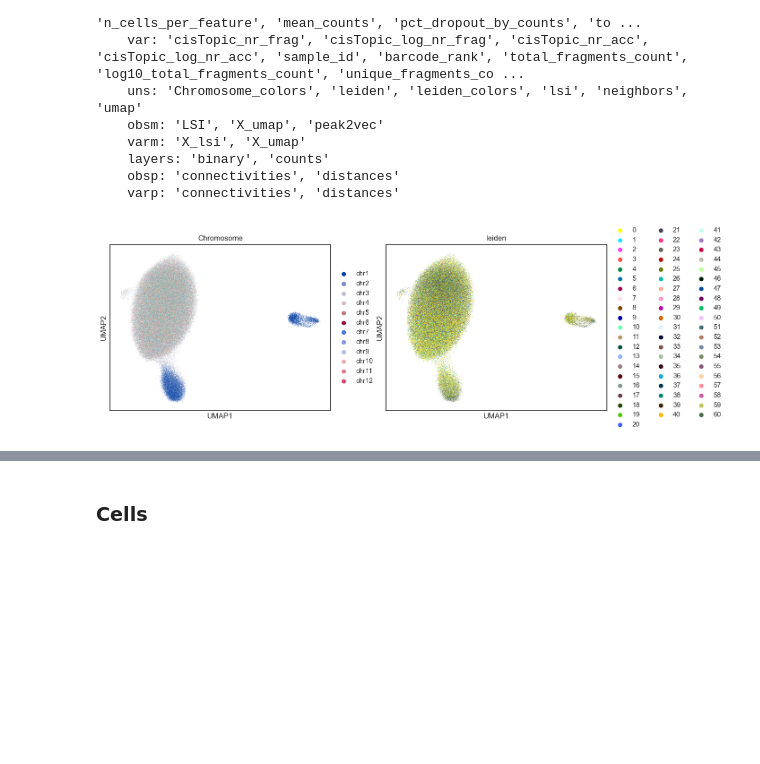
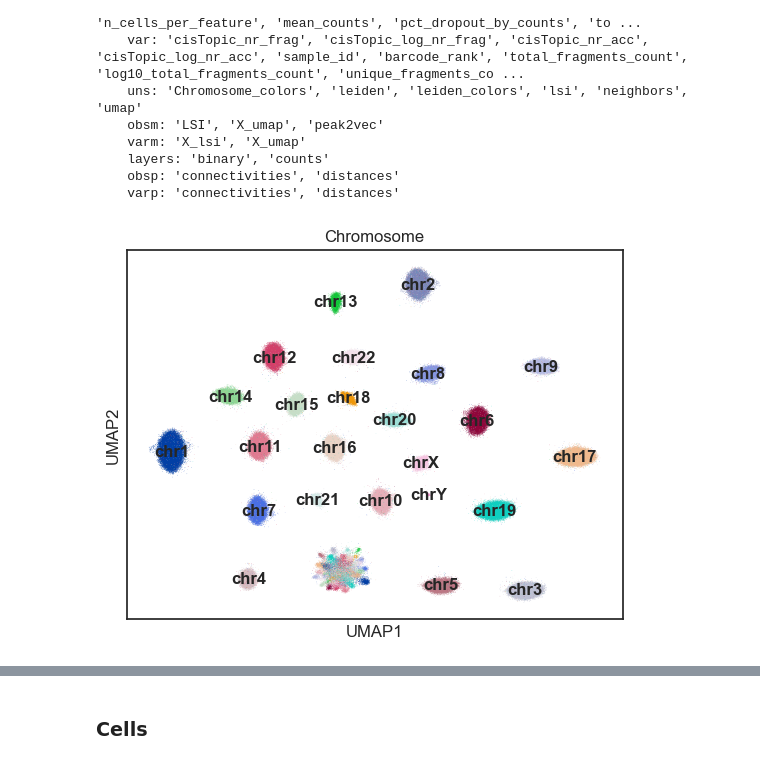
Before and after one commit to Claptar/peak2vec, a Jupyter notebook: notebooks/peak2vec.ipynb, the cells around one changed output, grey strips where cells are left out. Cells and saved outputs as stored; diff of their text form; code cells hidden in the pictures; blank space fills up the shorter version.

```diff
--- a/notebooks/peak2vec.ipynb
+++ b/notebooks/peak2vec.ipynb
@@ -127,7 +132,7 @@ class PeakDataset(IterableDataset):
         self.cis_window = cis_window
         self.same_chr_negative_prob = same_chr_negative_prob
 
-        self.X = adata.layers["binary"]
+        self.X = adata.X
         self.n_cells, self.n_peaks = self.X.shape
         self.chr = adata.var["Chromosome"].values
         self.start = adata.var["Start"].values
@@ -150,12 +155,16 @@ class PeakDataset(IterableDataset):
         # Subsampling distribution
         self.keep_distribution = adata.var["keep"].values
 
+        # Counter
+        self.counter = defaultdict(int)
+
     def _open_cell_peaks(self, cell_idx, rng):
         start, end = self.X.indptr[cell_idx], self.X.indptr[cell_idx + 1]
         peaks = self.X.indices[start:end]
         if peaks.size < 2:
             return peaks
-
+        #print(cell_idx)
+        #print(self.chr[peaks].value_counts())
         mask = rng.random(peaks.size) < self.keep_distribution[peaks]
         peaks = peaks[mask] if mask.any() else peaks
         return peaks
@@ -206,12 +215,15 @@ class PeakDataset(IterableDataset):
                 continue
 
             sampled_peaks = rng.choice(open_peaks, size=self.n_pairs, replace=(len(open_peaks) < self.n_pairs))
+            #print(self.chr[sampled_peaks].to_list())
             for peak_idx in sampled_peaks:
+                #print(self.chr[peak_idx])
                 pair_idx = self._sample_pair(peak_idx, open_peaks, rng)
                 if pair_idx is None:
                     continue
 
                 negatives = self._sample_negatives(peak_idx, pair_idx, rng)
+                #self.counter[self.chr[peak_idx]] += 1
                 yield int(peak_idx), int(pair_idx), negatives
 
                 produced += 1
@@ -229,3 +246,5 @@ def peak2vec_collate(batch):
 # %%
 dataset = PeakDataset(adata, samples_per_epoch=1000, n_pairs=8, n_negative=15, seed=4, trans_fraction=0.2, cis_window=500000, same_chr_negative_prob=0.5)
 loader = DataLoader(dataset, batch_size=16, collate_fn=peak2vec_collate, num_workers=0, pin_memory=True)
+# %%
+iterator = iter(loader)
@@ -232,4 +336,4 @@ loader = DataLoader(dataset, batch_size=16, collate_fn=peak2vec_collate, num_wor
 # %%
-peaks, peak_pairs, negatives = next(iter(loader))
-peaks.size(), peak_pairs.size(), negatives.size()
+peaks, peak_pairs, negatives = next(iterator)
+peaks.size(), peak_pairs.size(), negatives.size(), dataset.counter, peaks, peak_pairs
 # %% [output]
@@ -300,14 +411,15 @@ seed = 4
 n_pairs = 20
 n_negative = 10
 samples_per_epoch = 20000
-batch_size = 256
+batch_size = 512
 embedding_dim = 128
 trans_fraction=0.2
 cis_window=500000
 same_chr_negative_prob=0.5
 device = "cuda" if torch.cuda.is_available() else "cpu"
+print("Using device:", device)
 
 dataset = PeakDataset(adata, samples_per_epoch=samples_per_epoch, n_pairs=n_pairs, n_negative=n_negative, seed=seed, trans_fraction=trans_fraction, cis_window=cis_window, same_chr_negative_prob=same_chr_negative_prob)
-loader = DataLoader(dataset, batch_size=batch_size, collate_fn=peak2vec_collate, num_workers=6, pin_memory=True)
+loader = DataLoader(dataset, batch_size=batch_size, collate_fn=peak2vec_collate, num_workers=0, pin_memory=True)
 model = Peak2Vec(adata.n_vars, embedding_dim=embedding_dim).to(device)
 optimizer = torch.optim.Adam(model.parameters(), lr=2e-3)
@@ -420,8 +536,8 @@ sc.pp.neighbors(adata_peaks, use_rep="peak2vec", n_neighbors=15, n_pcs=50, metri
 # Calculate UMAP
 sc.tl.umap(adata_peaks, random_state=4)
 # %%
-sc.pl.umap(adata_peaks, color=["Chromosome", "leiden"], ncols=2)
+sc.pl.umap(adata_peaks, color=["Chromosome"], ncols=1, legend_loc="on data")
 # %% [output]
-[figure, old version]
+[figure, new version]
 # %%
 adata_peaks.obsm["X_pca"] = sc.pp.pca(emb, n_comps=50)
```
Also changed, not shown: parts of 25 cells of this notebook.
